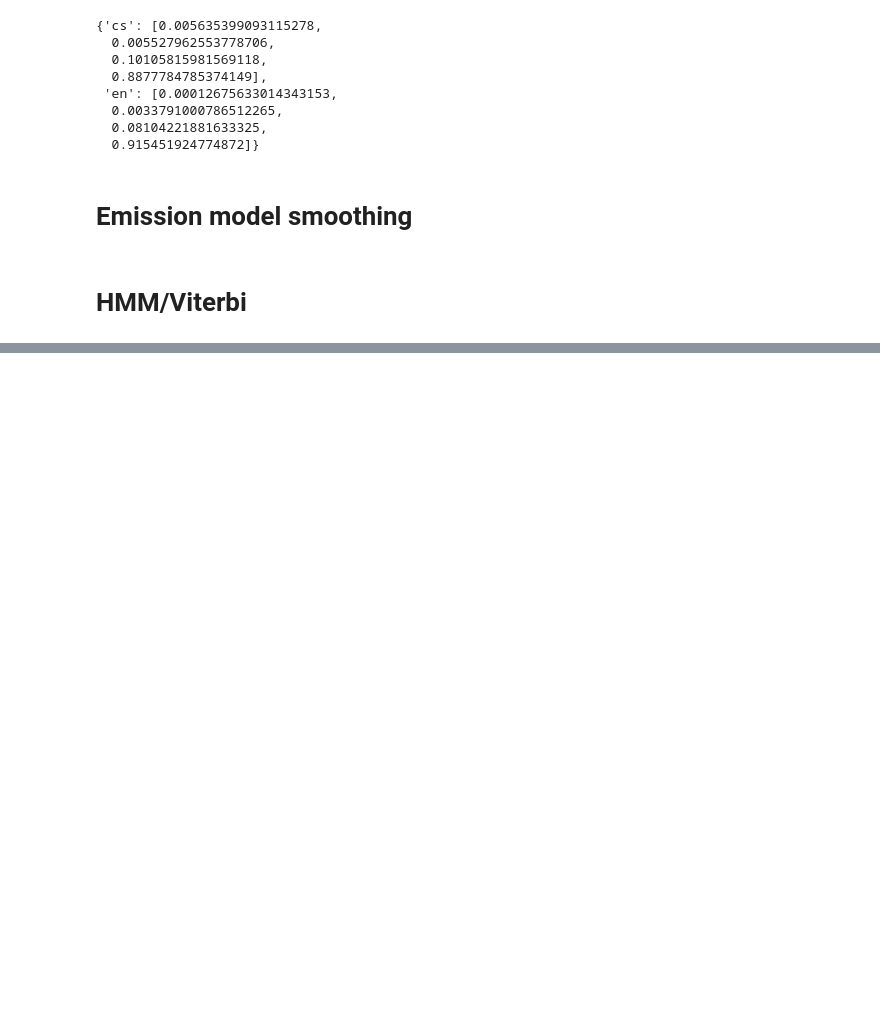
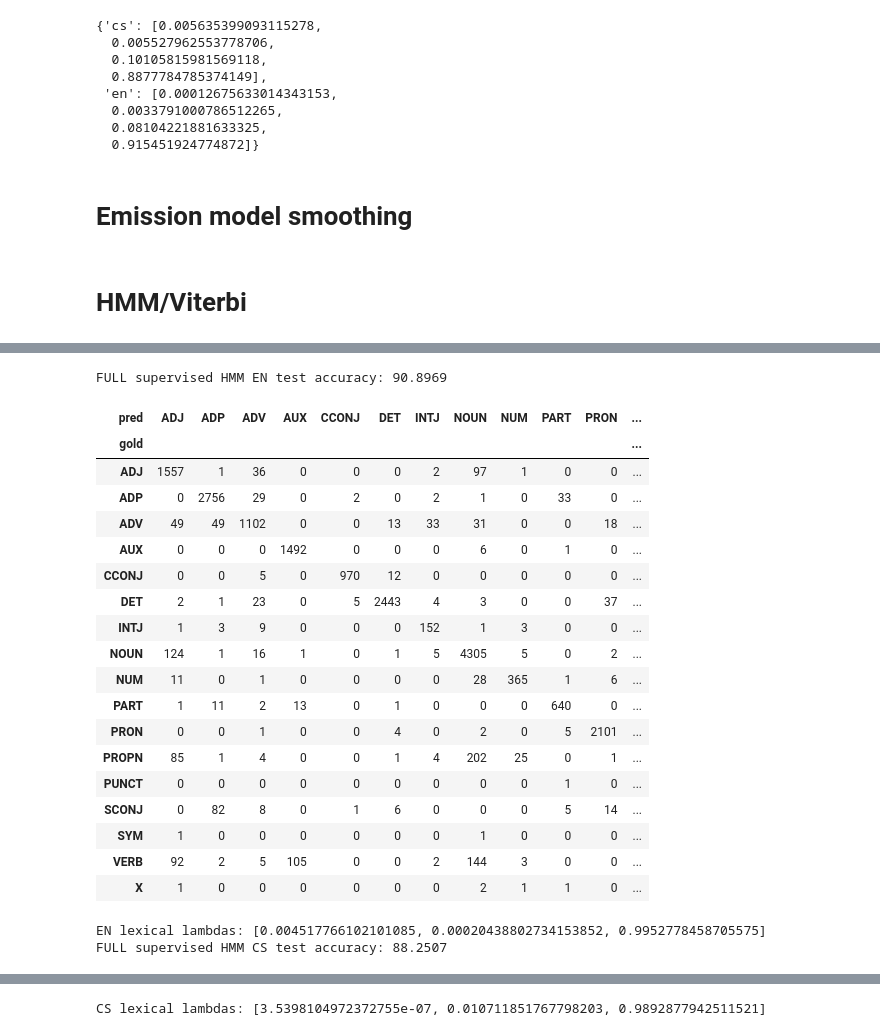
Before and after one commit to patinoboh/nlp, a Jupyter notebook: 03/assignment-03.ipynb, the cells around one changed output, grey strips where cells are left out. Drawn from its saved outputs; the diff is of its cells as text; code cells hidden in the pictures; blank space fills up the shorter version.

Commit message:
viterbi v2

```diff
--- a/03/assignment-03.ipynb
+++ b/03/assignment-03.ipynb
@@ -784,0 +657,72 @@ Unsupervised HMM (init, 10k supervised) CS confusion matrix below
+# %%
+def build_supervised_hmm(lang, tokens_train, tags_train, tokens_dev, tags_dev,
+                         unk_threshold=1, add_alpha=0.0):
+    # transitions (use your existing interpolation lambdas em_lambdas[lang])
+    logp_trans, tagset = build_logp_trans_from_train_tags(lang, tags_train)
+
+    # lexical model (interpolated, lambdas learned on dev)
+    lex_model = train_lexical_model(tokens_train, tags_train, tokens_dev, tags_dev,
+                                    unk_threshold=unk_threshold, add_alpha=add_alpha)
+    return logp_trans, tagset, lex_model
+
+def decode_and_eval(lang, tokens_sents, gold_tags_sents, logp_trans, tagset, lex_model):
+    pred = [
+        viterbi_trigram_fast(sent, tagset, logp_trans, lex_model["logp_emit"], BOS=BOS, EOS=EOS)
+        for sent in tokens_sents
+    ]
+    acc, cm = eval_tagging(gold_tags_sents, pred)
+    return acc, cm, pred
+# %%
+# English full
+logp_trans_en, tagset_en, lex_en = build_supervised_hmm(
+    "en",
+    tokens["train"]["en"], tags["train"]["en"],
+    tokens["dev"]["en"],   tags["dev"]["en"],
+    unk_threshold=1, add_alpha=0.0
+)
+en_acc, en_cm, _ = decode_and_eval("en",
+    tokens["test"]["en"], tags["test"]["en"],
+    logp_trans_en, tagset_en, lex_en
+)
+print("FULL supervised HMM EN test accuracy:", f"{en_acc:.4f}")
+display(en_cm)
+print("EN lexical lambdas:", lex_en["lambdas"])
+
+
+# Czech full (remember: test usually first 1500 sentences)
+logp_trans_cs, tagset_cs, lex_cs = build_supervised_hmm(
+    "cs",
+    tokens["train"]["cs"], tags["train"]["cs"],
+    tokens["dev"]["cs"],   tags["dev"]["cs"],
+    unk_threshold=1, add_alpha=0.0
+)
+cs_acc, cs_cm, _ = decode_and_eval("cs",
+    tokens["test"]["cs"][:1500], tags["test"]["cs"][:1500],
+    logp_trans_cs, tagset_cs, lex_cs
+)
+print("FULL supervised HMM CS test accuracy:", f"{cs_acc:.4f}")
+display(cs_cm)
+print("CS lexical lambdas:", lex_cs["lambdas"])
+# %% [output]
+FULL supervised HMM EN test accuracy: 90.8969
+| pred | ADJ | ADP | ADV | AUX | CCONJ | DET | INTJ | NOUN | NUM | PART | PRON | ... |
+| gold |  |  |  |  |  |  |  |  |  |  |  | ... |
+| ADJ | 1557 | 1 | 36 | 0 | 0 | 0 | 2 | 97 | 1 | 0 | 0 | ... |
+| ADP | 0 | 2756 | 29 | 0 | 2 | 0 | 2 | 1 | 0 | 33 | 0 | ... |
+| ADV | 49 | 49 | 1102 | 0 | 0 | 13 | 33 | 31 | 0 | 0 | 18 | ... |
+| AUX | 0 | 0 | 0 | 1492 | 0 | 0 | 0 | 6 | 0 | 1 | 0 | ... |
+| CCONJ | 0 | 0 | 5 | 0 | 970 | 12 | 0 | 0 | 0 | 0 | 0 | ... |
+| DET | 2 | 1 | 23 | 0 | 5 | 2443 | 4 | 3 | 0 | 0 | 37 | ... |
+| INTJ | 1 | 3 | 9 | 0 | 0 | 0 | 152 | 1 | 3 | 0 | 0 | ... |
+| NOUN | 124 | 1 | 16 | 1 | 0 | 1 | 5 | 4305 | 5 | 0 | 2 | ... |
+| NUM | 11 | 0 | 1 | 0 | 0 | 0 | 0 | 28 | 365 | 1 | 6 | ... |
+| PART | 1 | 11 | 2 | 13 | 0 | 1 | 0 | 0 | 0 | 640 | 0 | ... |
+| PRON | 0 | 0 | 1 | 0 | 0 | 4 | 0 | 2 | 0 | 5 | 2101 | ... |
+| PROPN | 85 | 1 | 4 | 0 | 0 | 1 | 4 | 202 | 25 | 0 | 1 | ... |
+| PUNCT | 0 | 0 | 0 | 0 | 0 | 0 | 0 | 0 | 0 | 1 | 0 | ... |
+| SCONJ | 0 | 82 | 8 | 0 | 1 | 6 | 0 | 0 | 0 | 5 | 14 | ... |
+| SYM | 1 | 0 | 0 | 0 | 0 | 0 | 0 | 1 | 0 | 0 | 0 | ... |
+| VERB | 92 | 2 | 5 | 105 | 0 | 0 | 2 | 144 | 3 | 0 | 0 | ... |
+| X | 1 | 0 | 0 | 0 | 0 | 0 | 0 | 2 | 1 | 1 | 0 | ... |
+EN lexical lambdas: [0.004517766102101085, 0.00020438802734153852, 0.9952778458705575]
+FULL supervised HMM CS test accuracy: 88.2507
@@ -784,0 +748 @@ Unsupervised HMM (init, 10k supervised) CS confusion matrix below
+CS lexical lambdas: [3.5398104972372755e-07, 0.010711851767798203, 0.9892877942511521]
```
Also changed, not shown: parts of 13 cells of this notebook.
